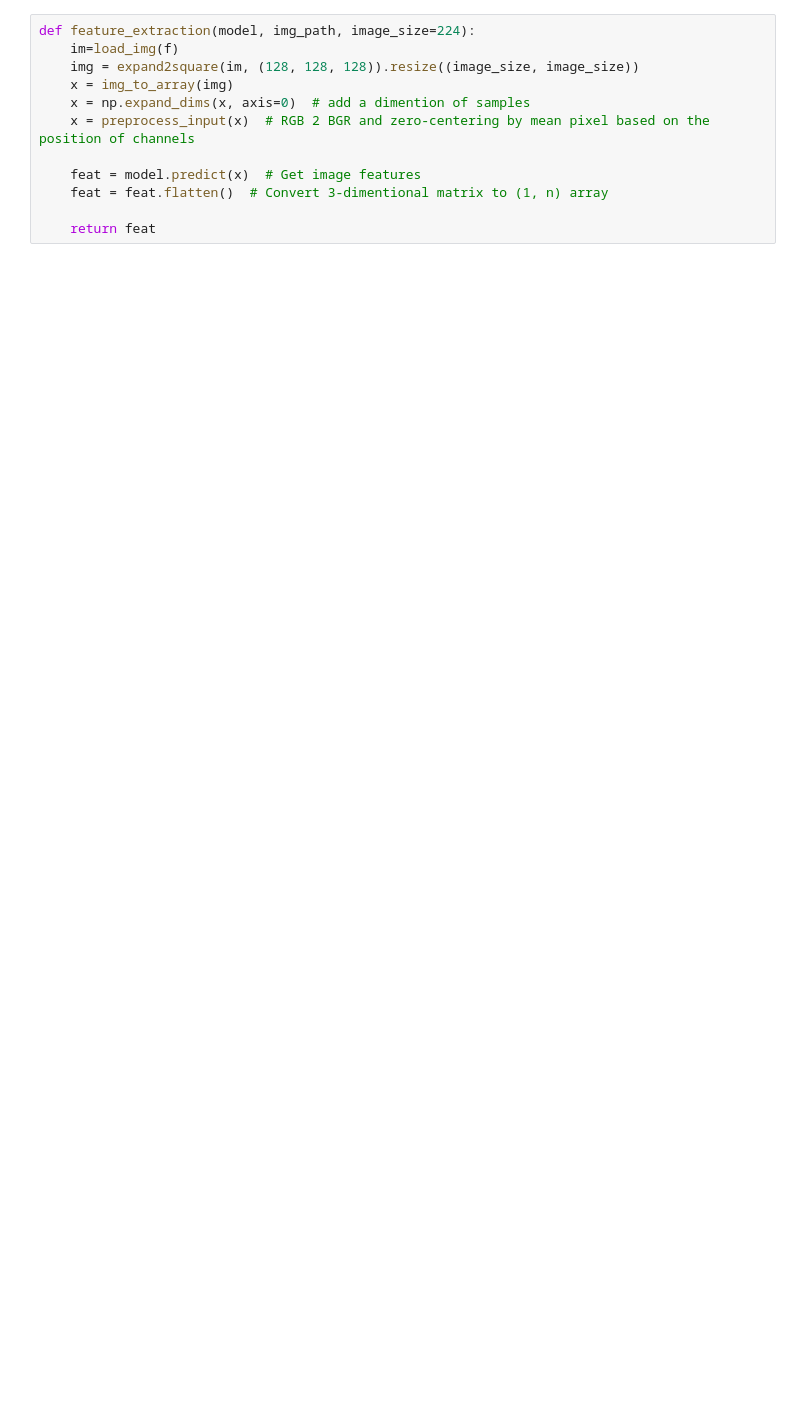
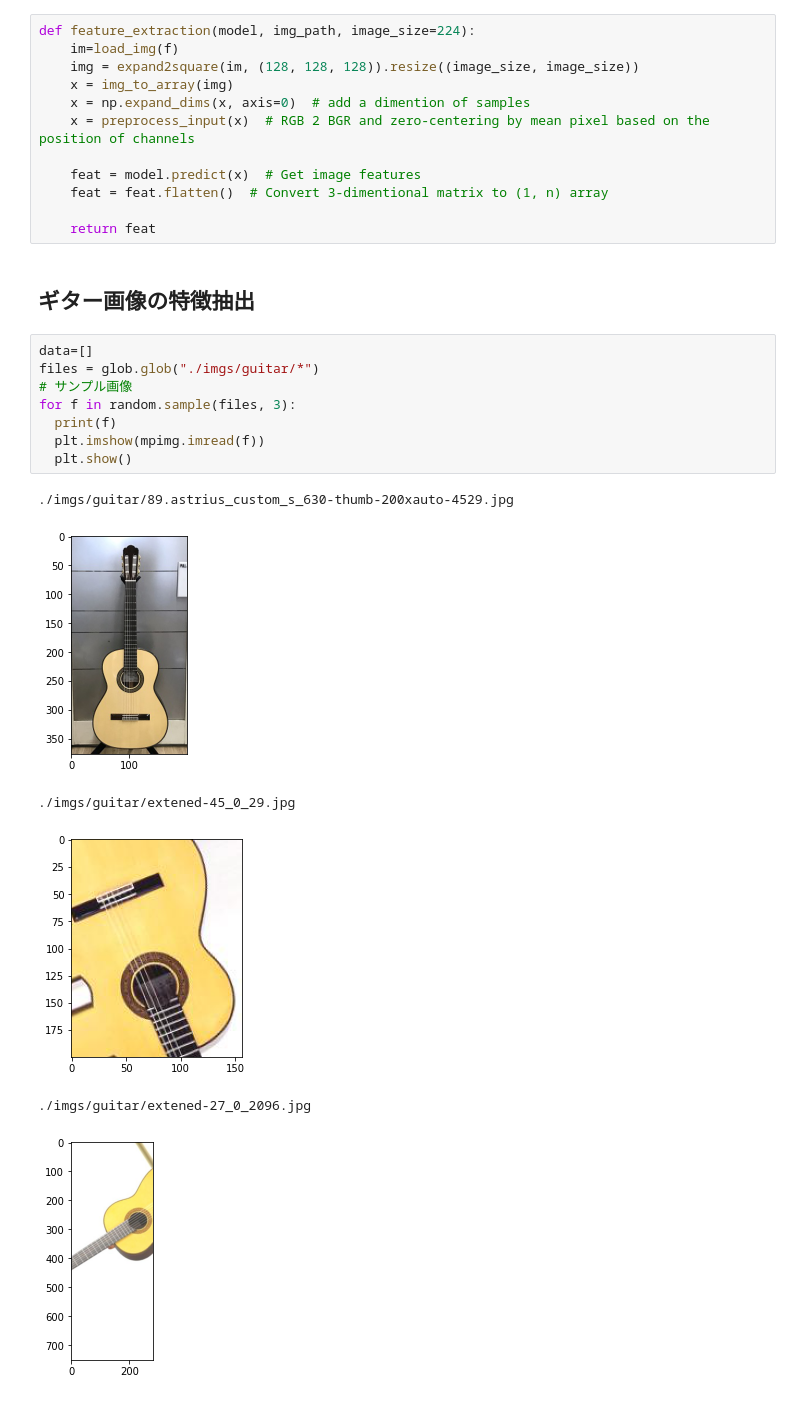
Before and after one commit to hamagami/anomaly-detection, a Jupyter notebook: 05_01_CNN.ipynb, the cells around one changed output. Drawn from its saved outputs; the diff is of its cells as text; blank space fills up the shorter version.

```diff
--- a/05_01_CNN.ipynb
+++ b/05_01_CNN.ipynb
@@ -48,4 +79,21 @@ def feature_extraction(model, img_path, image_size=224):
     feat = feat.flatten()  # Convert 3-dimentional matrix to (1, n) array
 
     return feat
+# %% [markdown]
+## ギター画像の特徴抽出
+# %%
+data=[]
+files = glob.glob("./imgs/guitar/*")
+# サンプル画像
+for f in random.sample(files, 3):
+  print(f)
+  plt.imshow(mpimg.imread(f))
+  plt.show()
+# %% [output]
+./imgs/guitar/89.astrius_custom_s_630-thumb-200xauto-4529.jpg
+[figure, added]
+./imgs/guitar/extened-45_0_29.jpg
+[figure, added]
+./imgs/guitar/extened-27_0_2096.jpg
+[figure, added]
 # %%
```
Also changed, not shown: parts of 19 cells of this notebook.
